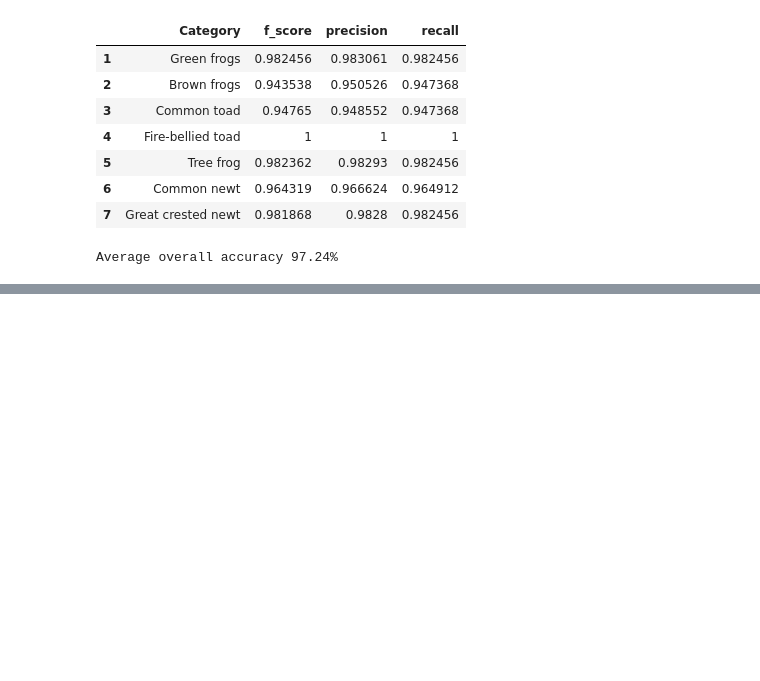
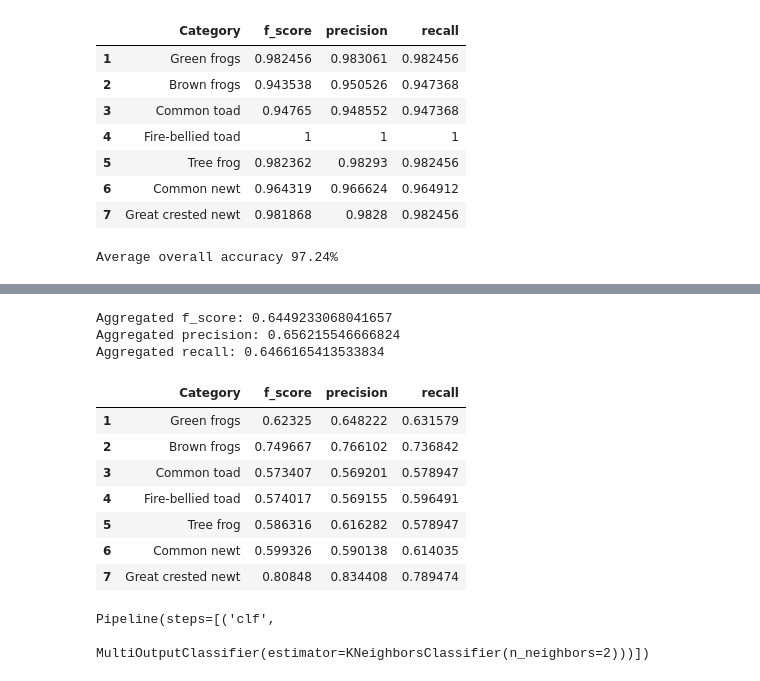
Before and after one commit to Siddharth-14/Amphibians-Counter, a Jupyter notebook: Amphibians.ipynb, the cells around one changed output, grey strips where cells are left out. Cells and saved outputs as stored; diff of their text form; code cells hidden in the pictures; blank space fills up the shorter version.

```diff
--- a/Amphibians.ipynb
+++ b/Amphibians.ipynb
@@ -180,0 +212,9 @@ Average overall accuracy 97.24%
+# %%
+from sklearn import tree
+
+def model_pipeline_tree():
+    pipeline = Pipeline([
+        ('clf', MultiOutputClassifier(tree.DecisionTreeClassifier()))
+    ])
+
+    return pipeline
@@ -180,0 +228,16 @@ Average overall accuracy 97.24%
+# %%
+y_pred = model.predict(X_test)
+# %%
+get_results(y_test, y_pred)
+# %% [output]
+Aggregated f_score: 0.6449233068041657
+Aggregated precision: 0.656215546666824
+Aggregated recall: 0.6466165413533834
+|  | Category | f_score | precision | recall |
+| 1 | Green frogs | 0.62325 | 0.648222 | 0.631579 |
+| 2 | Brown frogs | 0.749667 | 0.766102 | 0.736842 |
+| 3 | Common toad | 0.573407 | 0.569201 | 0.578947 |
+| 4 | Fire-bellied toad | 0.574017 | 0.569155 | 0.596491 |
+| 5 | Tree frog | 0.586316 | 0.616282 | 0.578947 |
+| 6 | Common newt | 0.599326 | 0.590138 | 0.614035 |
+| 7 | Great crested newt | 0.80848 | 0.834408 | 0.789474 |
@@ -180,0 +253,7 @@ Average overall accuracy 97.24%
+# %%
+model = []
+model = model_pipeline_nn()
+model.fit(X_train, y_train)
+# %% [output]
+Pipeline(steps=[('clf',
+                 MultiOutputClassifier(estimator=KNeighborsClassifier(n_neighbors=2)))])
```
Also changed, not shown: parts of 16 cells of this notebook, 1 other file.
